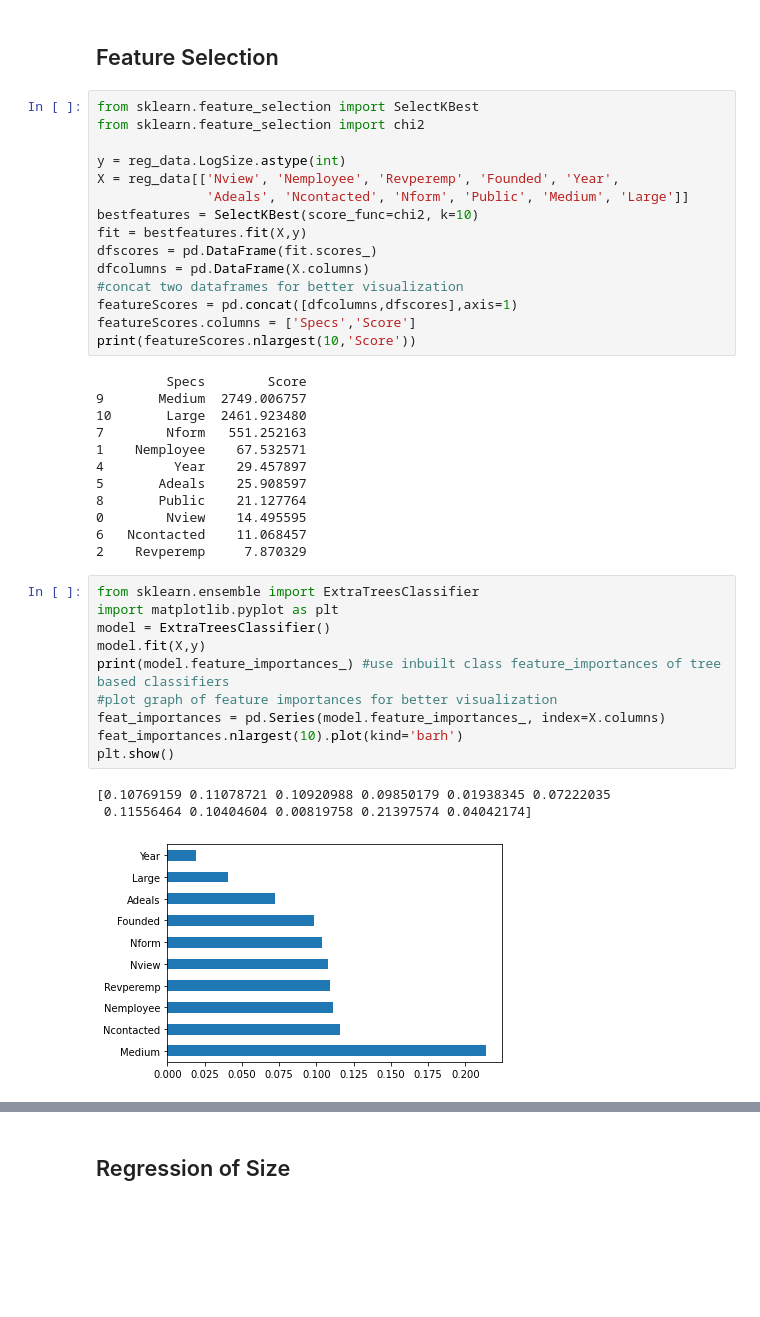
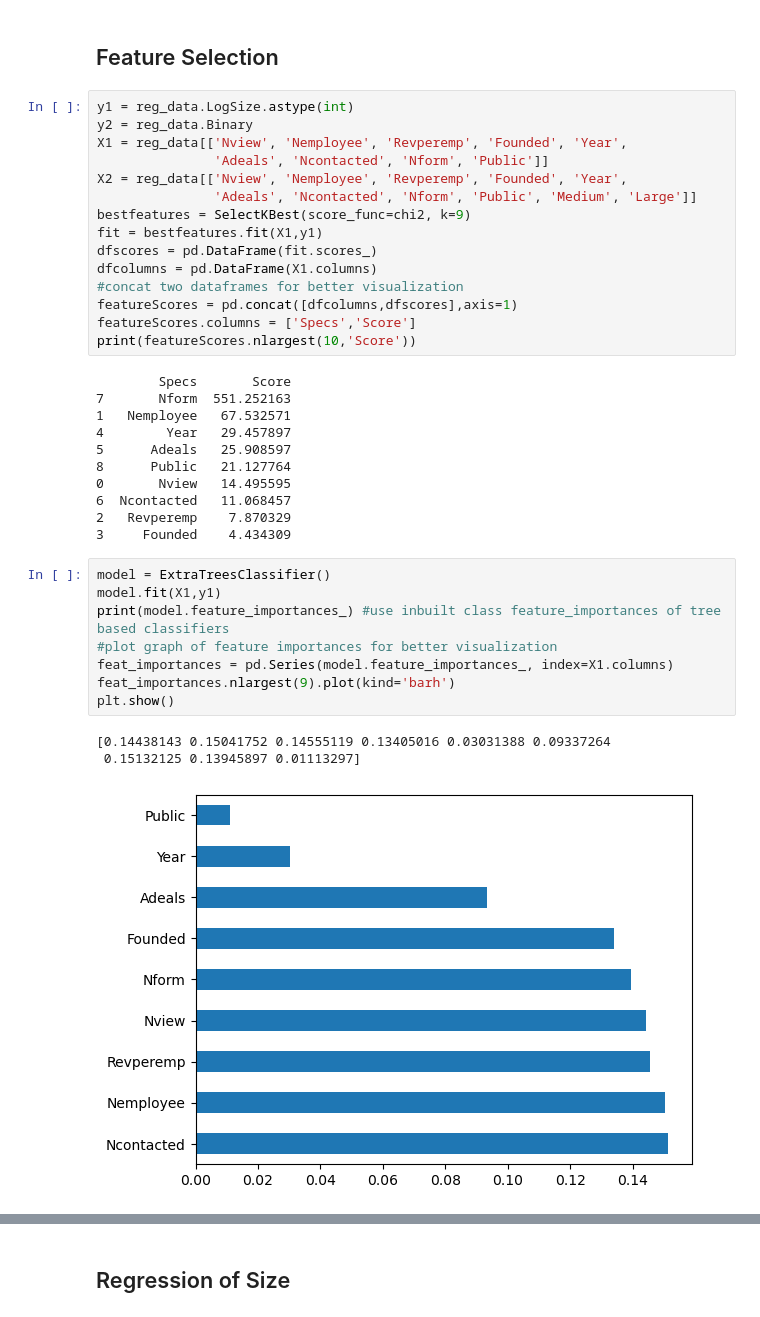
Before and after one commit to wanxii/nonlinear-pricing, a Jupyter notebook: regression.ipynb, the cells around one changed output, grey strips where cells are left out. Drawn from its saved outputs; the diff is of its cells as text; blank space fills up the shorter version.

Commit message:
Update feature selection part

```diff
--- a/regression.ipynb
+++ b/regression.ipynb
@@ -654,44 +658,41 @@ IndGroup &  Count &  TotalAmount \\
 # %% [markdown]
 ## Feature Selection
 # %%
-from sklearn.feature_selection import SelectKBest
-from sklearn.feature_selection import chi2
-
-y = reg_data.LogSize.astype(int)
-X = reg_data[['Nview', 'Nemployee', 'Revperemp', 'Founded', 'Year',
-              'Adeals', 'Ncontacted', 'Nform', 'Public', 'Medium', 'Large']]
-bestfeatures = SelectKBest(score_func=chi2, k=10)
-fit = bestfeatures.fit(X,y)
+y1 = reg_data.LogSize.astype(int)
+y2 = reg_data.Binary
+X1 = reg_data[['Nview', 'Nemployee', 'Revperemp', 'Founded', 'Year',
+               'Adeals', 'Ncontacted', 'Nform', 'Public']]
+X2 = reg_data[['Nview', 'Nemployee', 'Revperemp', 'Founded', 'Year',
+               'Adeals', 'Ncontacted', 'Nform', 'Public', 'Medium', 'Large']]
+bestfeatures = SelectKBest(score_func=chi2, k=9)
+fit = bestfeatures.fit(X1,y1)
 dfscores = pd.DataFrame(fit.scores_)
-dfcolumns = pd.DataFrame(X.columns)
+dfcolumns = pd.DataFrame(X1.columns)
 #concat two dataframes for better visualization
 featureScores = pd.concat([dfcolumns,dfscores],axis=1)
 featureScores.columns = ['Specs','Score']
 print(featureScores.nlargest(10,'Score'))
 # %% [output]
-         Specs        Score
-9       Medium  2749.006757
-10       Large  2461.923480
-7        Nform   551.252163
-1    Nemployee    67.532571
-4         Year    29.457897
-5       Adeals    25.908597
-8       Public    21.127764
-0        Nview    14.495595
-6   Ncontacted    11.068457
-2    Revperemp     7.870329
+        Specs       Score
+7       Nform  551.252163
+1   Nemployee   67.532571
+4        Year   29.457897
+5      Adeals   25.908597
+8      Public   21.127764
+0       Nview   14.495595
+6  Ncontacted   11.068457
+2   Revperemp    7.870329
+3     Founded    4.434309
 # %%
-from sklearn.ensemble import ExtraTreesClassifier
-import matplotlib.pyplot as plt
 model = ExtraTreesClassifier()
-model.fit(X,y)
+model.fit(X1,y1)
 print(model.feature_importances_) #use inbuilt class feature_importances of tree based classifiers
 #plot graph of feature importances for better visualization
-feat_importances = pd.Series(model.feature_importances_, index=X.columns)
-feat_importances.nlargest(10).plot(kind='barh')
+feat_importances = pd.Series(model.feature_importances_, index=X1.columns)
+feat_importances.nlargest(9).plot(kind='barh')
 plt.show()
 # %% [output]
-[0.10769159 0.11078721 0.10920988 0.09850179 0.01938345 0.07222035
- 0.11556464 0.10404604 0.00819758 0.21397574 0.04042174]
+[0.14438143 0.15041752 0.14555119 0.13405016 0.03031388 0.09337264
+ 0.15132125 0.13945897 0.01113297]
-[figure, old version]
+[figure, new version]
 # %%
```
Also changed, not shown: parts of 4 cells of this notebook.
